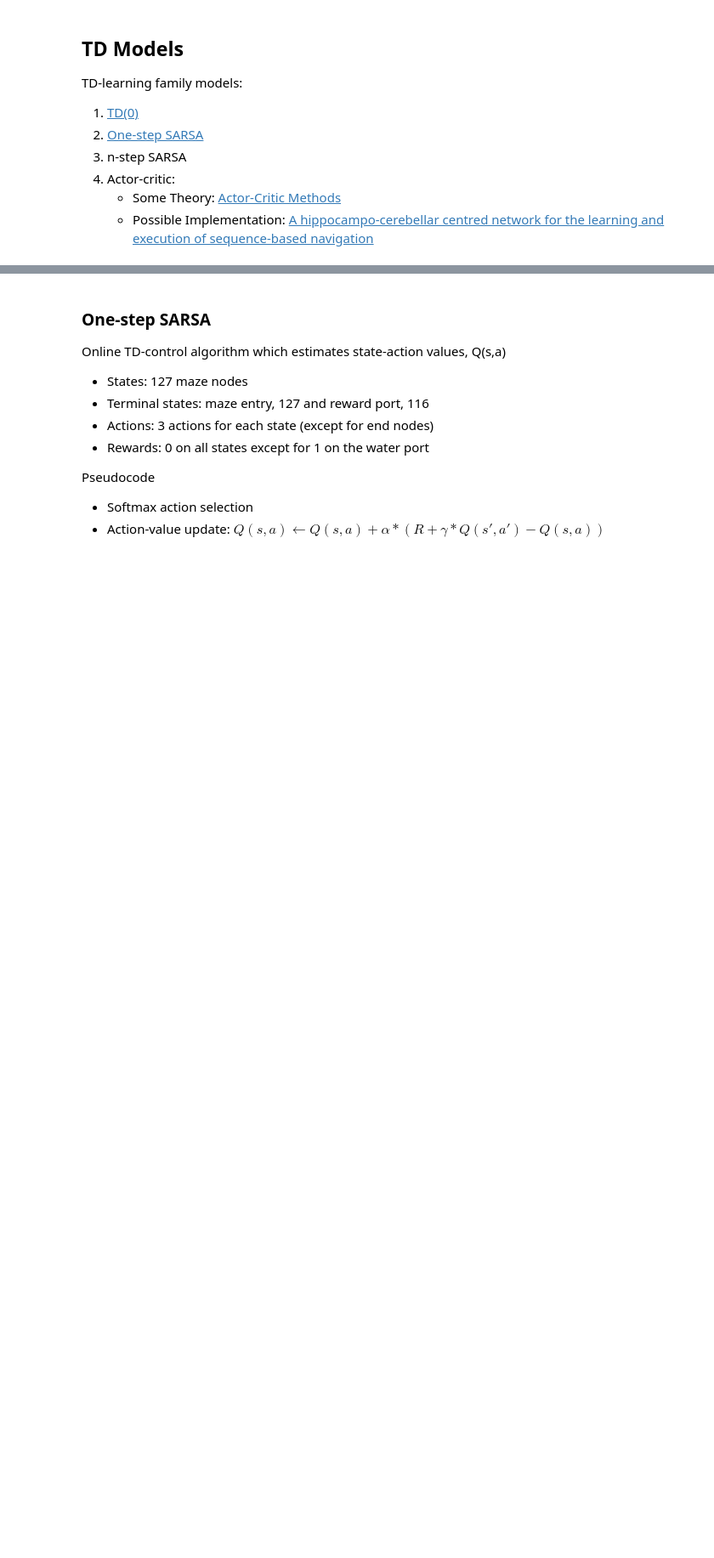
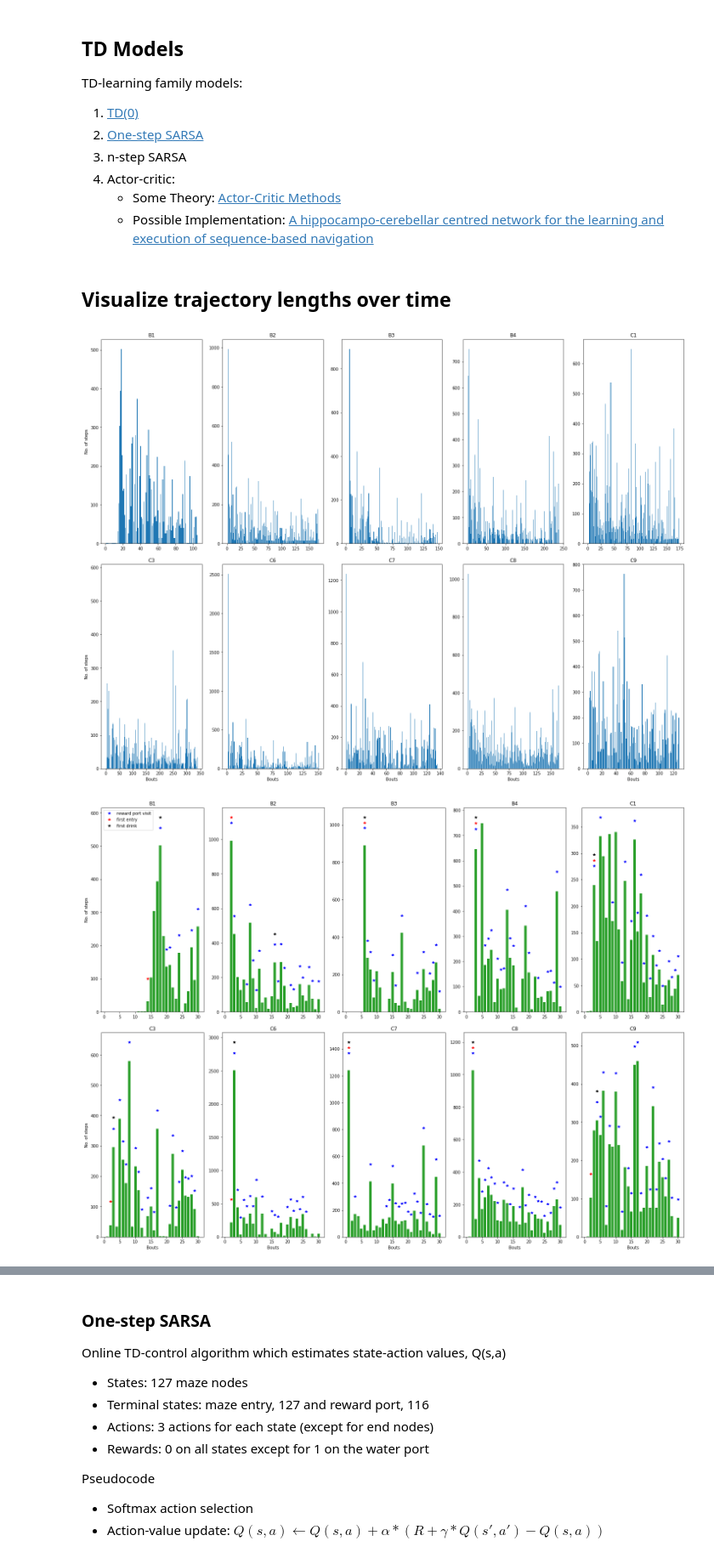
Before and after one commit to umeshksingla/MouseMazeHierRL, a Jupyter notebook: TD_Models.ipynb, the cells around one changed output, grey strips where cells are left out. Shown at 85% size. Drawn from its saved outputs; the diff is of its cells as text; code cells hidden in the pictures; blank space fills up the shorter version.

Commit message:
Trajectory plots

```diff
--- a/TD_Models.ipynb
+++ b/TD_Models.ipynb
@@ -396,3 +601,56 @@ extract_rew_traj()
+# %% [markdown]
+## Visualize trajectory lengths over time
+# %%
+# Plotting trajectory lengths vs bouts for all mice
+
+fig, axs = plt.subplots(2,5, constrained_layout=True, figsize=(20,15))
+for mouseID, nickname in enumerate(RewNames):
+    i = mouseID//5
+    j = mouseID%5
+    tf = LoadTraj(nickname+'-tf')
+    traj_lengths = []
+    for boutID, bout in enumerate(tf.no):
+        traj_lengths.extend([len(tf.no[boutID])])
+    axs[i,j].bar(np.arange(1,len(tf.no)+1), traj_lengths)
+    axs[i,j].set_title(nickname)
+    axs[1,j].set_xlabel('Bouts')
+    axs[i,0].set_ylabel('No. of steps')
+plt.savefig('figures/all_trajectories.png')
+
+fig2, axs2 = plt.subplots(2,5, constrained_layout=True, figsize=(20,15))
+for mouseID, nickname in enumerate(RewNames):
+    i = mouseID//5
+    j = mouseID%5
+    tf = LoadTraj(nickname+'-tf')
+    traj_lengths2 = []
+    rewardID = []
+    first_entry=False
+    first_drink=False
+    for boutID, bout in enumerate(tf.no[0:30]):
+        traj_lengths2.extend([len(tf.no[boutID])])
+        if len(bout)>2 and not first_entry:
+            first_entry=True
+            entryID = boutID
+        if 116 in bout:
+            rewardID.extend([boutID+1])
+        if len(tf.re[boutID])>0 and not first_drink:
+            drinkID = boutID
+            first_drink=True
+
+    axs2[i,j].bar(np.arange(1,len(tf.no[0:30])+1), traj_lengths2, color='tab:green')
+    axmin, axmax = axs2[i,j].get_ylim()
+    ypos = [traj_lengths2[val-1] + (axmax-axmin)*0.1 for val in rewardID]
+    axs2[i,j].plot(rewardID,ypos,'b*',label='reward port visit')
+    axs2[i,j].plot(entryID+1,traj_lengths2[entryID] + (axmax-axmin)*0.13,'r*',label='first entry')
+    axs2[i,j].plot(drinkID+1,traj_lengths2[drinkID] + (axmax-axmin)*0.16,'k*',label='first drink')
+    axs2[i,j].set_title(nickname)
+    axs2[1,j].set_xlabel('Bouts')
+    axs2[i,0].set_ylabel('No. of steps')
+    axs2[0,0].legend()
+plt.savefig('figures/first30_trajectories.png')
+# %% [output]
+[figure, added]
+[figure, added]
 # %% [markdown]
 ### TD(0) <a id='#oneStepTD'></a>
 Online TD-control algorithm which estimates state values, V(s)
```
Also changed, not shown: parts of 18 cells of this notebook.
